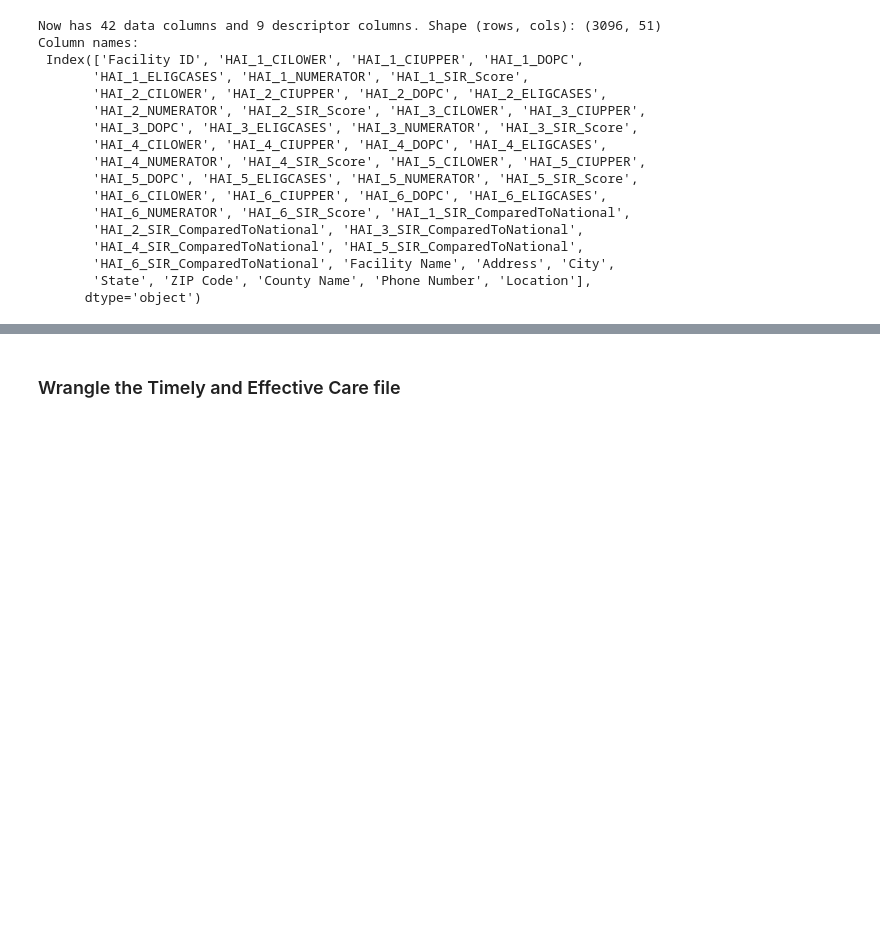
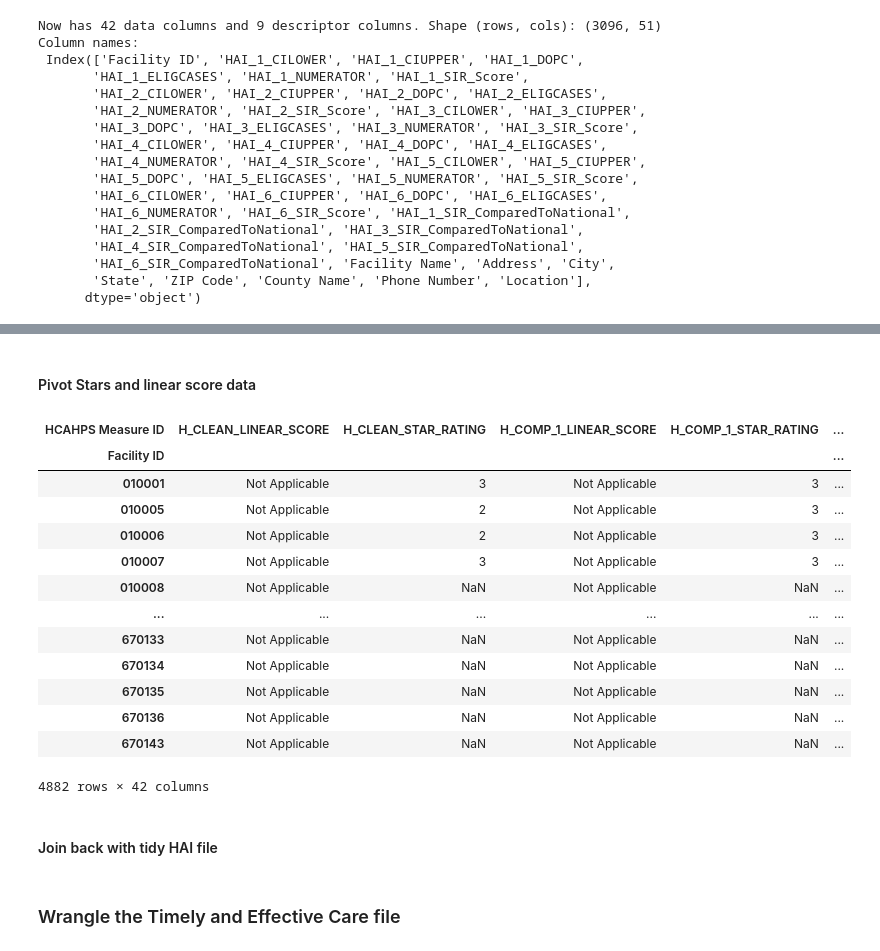
Before and after one commit to rejexx/Predicting_infection, a Jupyter notebook: 01_DataWrangling.ipynb, the cells around one changed output, grey strips where cells are left out. Saved outputs shown, nothing was run; the diff lists cells and outputs as text; code cells hidden in the pictures; blank space fills up the shorter version.

Commit message:
Wrangled HAI, Cares, and half of survey

```diff
--- a/01_DataWrangling.ipynb
+++ b/01_DataWrangling.ipynb
@@ -222,0 +225,4 @@ Each of the below 10 items have a star rating and a linear score, which should b
+# %%
+#Regex string reminder referenced: https://stackoverflow.com/questions/26577516/how-to-test-if-a-string-contains-one-of-the-substrings-in-a-list-in-pandas
+survey_clean = survey_raw[survey_raw['HCAHPS Measure ID'].str.contains('STAR|LINEAR')]
+survey_clean['HCAHPS Measure ID'].unique()  #Should all contain either star scores or linear score
@@ -223,3 +241,35 @@ Each of the below 10 items have a star rating and a linear score, which should b
+# %% [markdown]
+#### Pivot Stars and linear score data
+# %%
+#Extract the measures ID and question for future reference
+survey_ID_Questoin_Xref = survey_clean[['HCAHPS Measure ID', 'HCAHPS Question']].drop_duplicates()
+
+#The stars and linear scores each have their own column,
+#steps are pivot, remove index, and remove entire columns of "Not Applicable" values
+survey_pivot = survey_clean.pivot(index="Facility ID", columns='HCAHPS Measure ID', values=['Patient Survey Star Rating', 'HCAHPS Linear Mean Value'])
+
+survey_pivot.columns = survey_pivot.columns.droplevel()
+
+#Drop columns of "Not Applicable"
+
+#Drop any rows that are 100% null
+# %% [output]
+| HCAHPS Measure ID | H_CLEAN_LINEAR_SCORE | H_CLEAN_STAR_RATING | H_COMP_1_LINEAR_SCORE | H_COMP_1_STAR_RATING | ... |
+| Facility ID |  |  |  |  | ... |
+| 010001 | Not Applicable | 3 | Not Applicable | 3 | ... |
+| 010005 | Not Applicable | 2 | Not Applicable | 3 | ... |
+| 010006 | Not Applicable | 2 | Not Applicable | 3 | ... |
+| 010007 | Not Applicable | 3 | Not Applicable | 3 | ... |
+| 010008 | Not Applicable | NaN | Not Applicable | NaN | ... |
+| ... | ... | ... | ... | ... | ... |
+| 670133 | Not Applicable | NaN | Not Applicable | NaN | ... |
+| 670134 | Not Applicable | NaN | Not Applicable | NaN | ... |
+| 670135 | Not Applicable | NaN | Not Applicable | NaN | ... |
+| 670136 | Not Applicable | NaN | Not Applicable | NaN | ... |
+| 670143 | Not Applicable | NaN | Not Applicable | NaN | ... |
+4882 rows × 42 columns
+# %% [markdown]
+#### Join back with tidy HAI file
 # %% [markdown]
 ### Wrangle the Timely and Effective Care file
 # %% [markdown]
```
Also changed, not shown: parts of 16 cells of this notebook.
